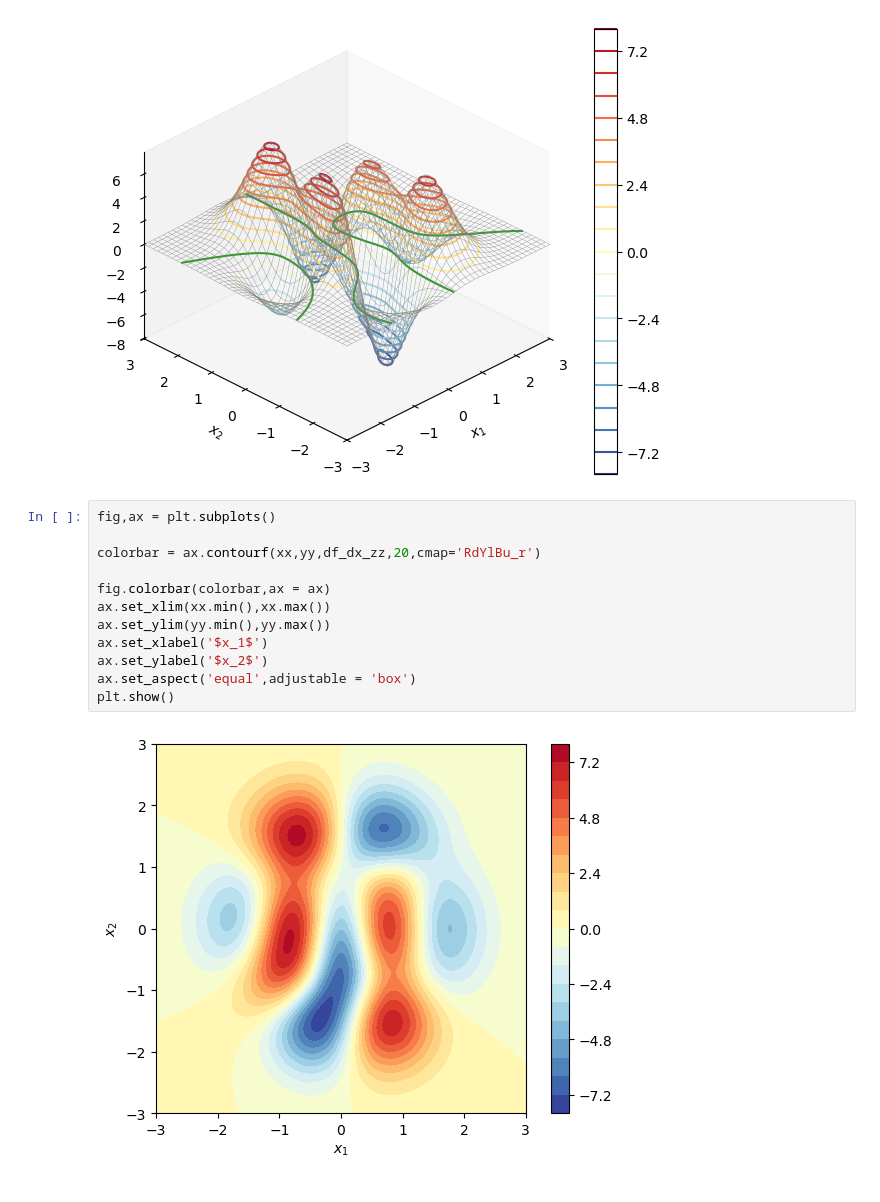
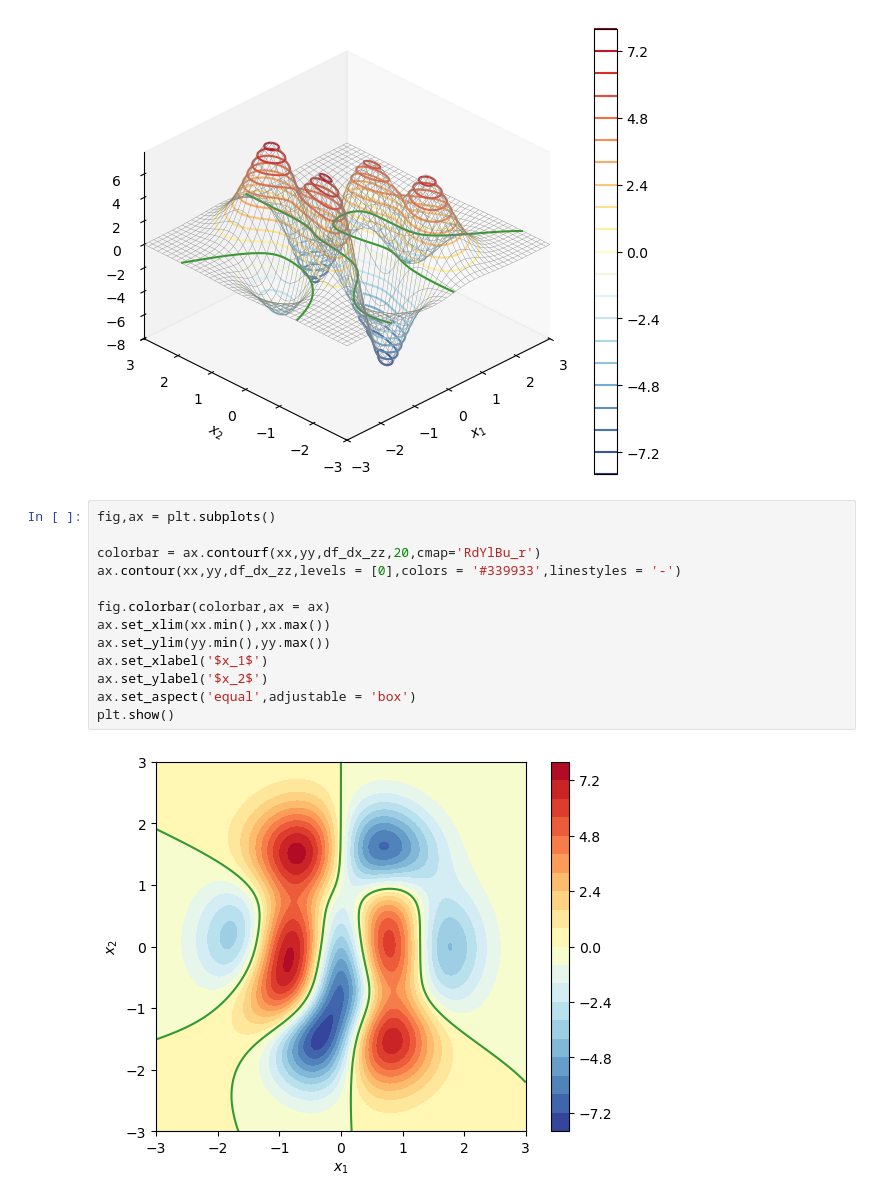
Before and after one commit to Arch-jyh/iris_books, a Jupyter notebook: book3/16.ipynb, the cells around one changed output. Saved outputs shown, nothing was run; the diff lists cells and outputs as text.

```diff
--- a/book3/16.ipynb
+++ b/book3/16.ipynb
@@ -50,14 +50,15 @@ plt.show()  # 显示图像
 # %%
 fig,ax = plt.subplots()
 
 colorbar = ax.contourf(xx,yy,df_dx_zz,20,cmap='RdYlBu_r')
+ax.contour(xx,yy,df_dx_zz,levels = [0],colors = '#339933',linestyles = '-')
 
 fig.colorbar(colorbar,ax = ax)
 ax.set_xlim(xx.min(),xx.max())
 ax.set_ylim(yy.min(),yy.max())
 ax.set_xlabel('$x_1$')
 ax.set_ylabel('$x_2$')
 ax.set_aspect('equal',adjustable = 'box')
 plt.show()
 # %% [output]
-[figure, old version]
+[figure, new version]
```
Also changed, not shown: parts of 18 cells of this notebook, 2 other files.
